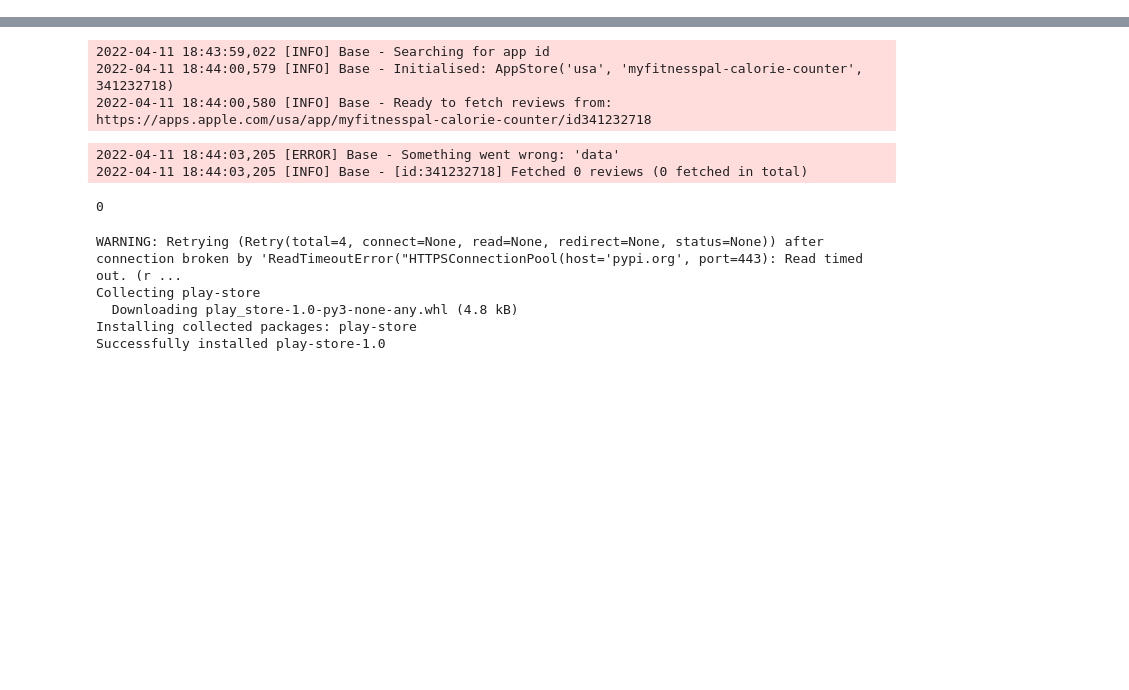
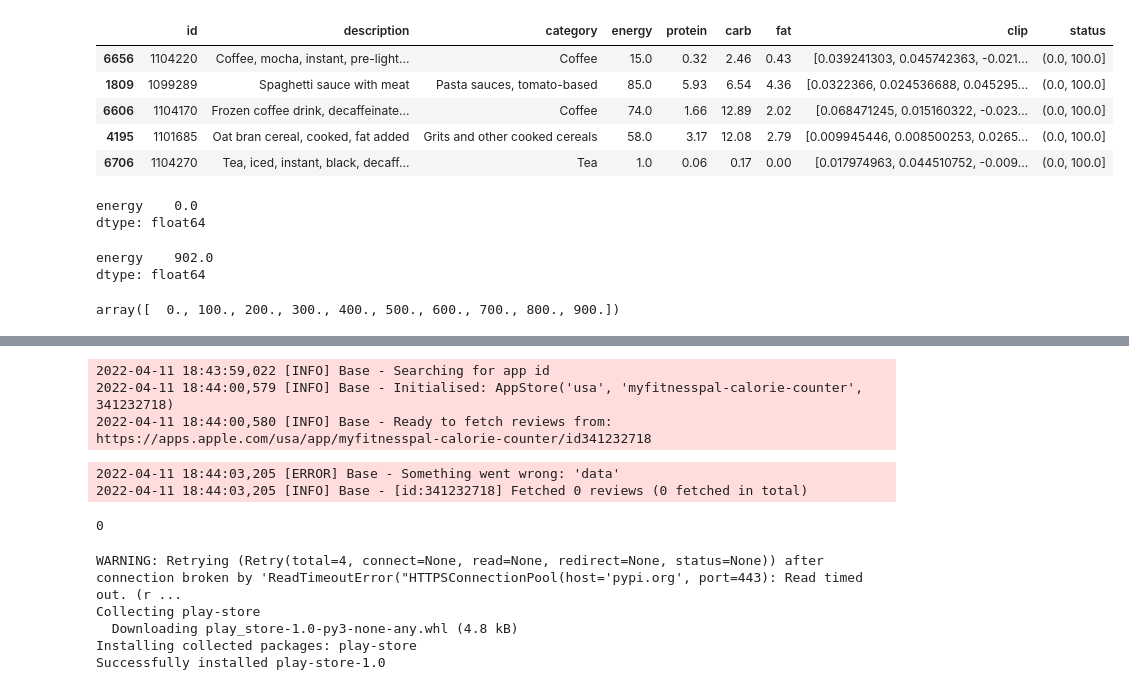
Before and after one commit to DmitriyG228/food, a Jupyter notebook: 0_template copy.ipynb, the cells around one changed output, grey strips where cells are left out. Saved outputs shown, nothing was run; the diff lists cells and outputs as text; code cells hidden in the pictures; blank space fills up the shorter version.

```diff
--- a/0_template copy.ipynb
+++ b/0_template copy.ipynb
@@ -48,0 +76,9 @@ response
+# %%
+foods[foods['energy']<104.600000].sample(5)
+# %% [output]
+|  | id | description | category | energy | protein | carb | fat | clip | status |
+| 6656 | 1104220 | Coffee, mocha, instant, pre-light... | Coffee | 15.0 | 0.32 | 2.46 | 0.43 | [0.039241303, 0.045742363, -0.021... | (0.0, 100.0] |
+| 1809 | 1099289 | Spaghetti sauce with meat | Pasta sauces, tomato-based | 85.0 | 5.93 | 6.54 | 4.36 | [0.0322366, 0.024536688, 0.045295... | (0.0, 100.0] |
+| 6606 | 1104170 | Frozen coffee drink, decaffeinate... | Coffee | 74.0 | 1.66 | 12.89 | 2.02 | [0.068471245, 0.015160322, -0.023... | (0.0, 100.0] |
+| 4195 | 1101685 | Oat bran cereal, cooked, fat added | Grits and other cooked cereals | 58.0 | 3.17 | 12.08 | 2.79 | [0.009945446, 0.008500253, 0.0265... | (0.0, 100.0] |
+| 6706 | 1104270 | Tea, iced, instant, black, decaff... | Tea | 1.0 | 0.06 | 0.17 | 0.00 | [0.017974963, 0.044510752, -0.009... | (0.0, 100.0] |
@@ -48,0 +87,14 @@ response
+# %%
+foods[['energy']].min()
+# %% [output]
+energy    0.0
+dtype: float64
+# %%
+foods[['energy']].max()
+# %% [output]
+energy    902.0
+dtype: float64
+# %%
+np.arange(foods['energy'].min(),foods['energy'].max(),100)
+# %% [output]
+array([  0., 100., 200., 300., 400., 500., 600., 700., 800., 900.])
```
Also changed, not shown: parts of 56 cells of this notebook, 11 other files.
